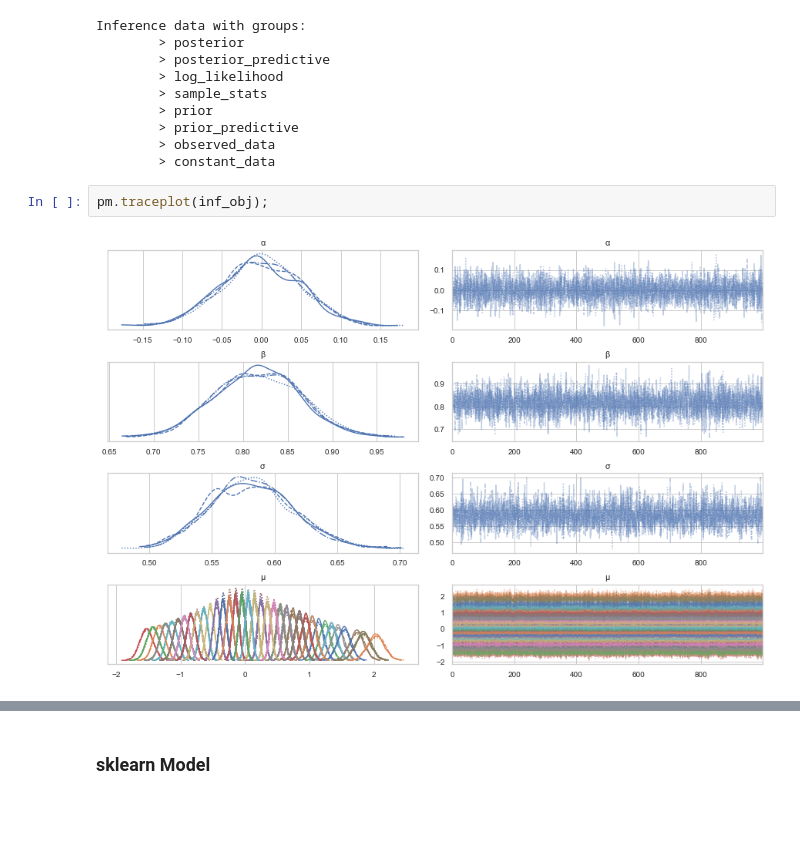
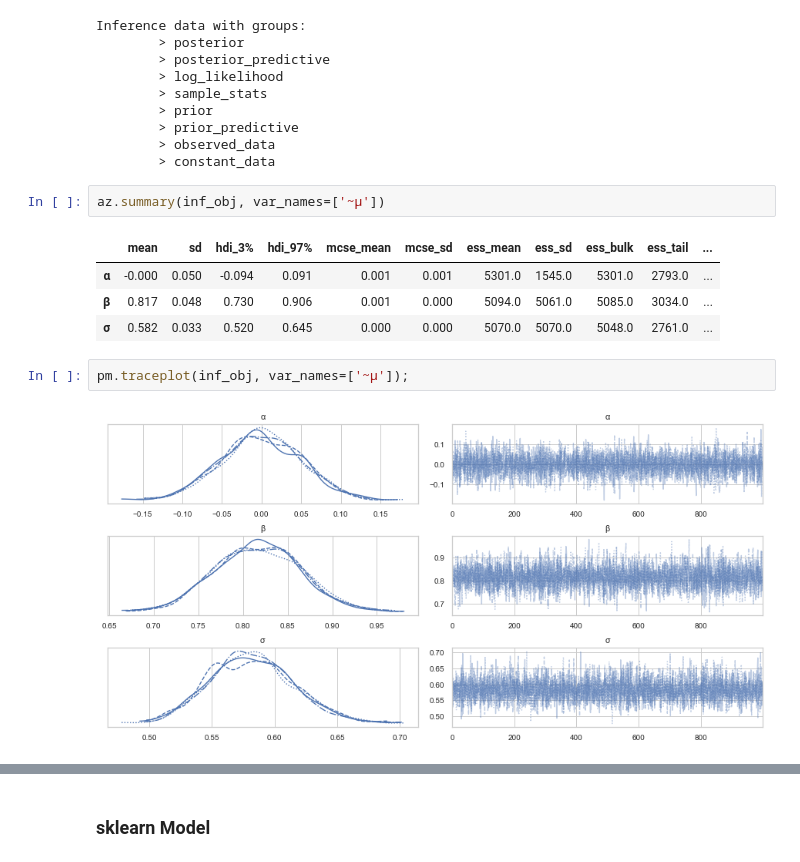
Before and after one commit to Rabeez/pymc3_user_guide, a Jupyter notebook: notebooks/1. Linear Regression/1.1 Simple Linear Regression.ipynb, the cells around one changed output, grey strips where cells are left out. Cells and saved outputs as stored; diff of their text form; blank space fills up the shorter version.

```diff
--- a/notebooks/1. Linear Regression/1.1 Simple Linear Regression.ipynb
+++ b/notebooks/1. Linear Regression/1.1 Simple Linear Regression.ipynb
@@ -131,10 +131,17 @@ Inference data with groups:
         > prior_predictive
         > observed_data
         > constant_data
+# %%
+az.summary(inf_obj, var_names=['~μ'])
+# %% [output]
+|  | mean | sd | hdi_3% | hdi_97% | mcse_mean | mcse_sd | ess_mean | ess_sd | ess_bulk | ess_tail | ... |
+| α | -0.000 | 0.050 | -0.094 | 0.091 | 0.001 | 0.001 | 5301.0 | 1545.0 | 5301.0 | 2793.0 | ... |
+| β | 0.817 | 0.048 | 0.730 | 0.906 | 0.001 | 0.000 | 5094.0 | 5061.0 | 5085.0 | 3034.0 | ... |
+| σ | 0.582 | 0.033 | 0.520 | 0.645 | 0.000 | 0.000 | 5070.0 | 5070.0 | 5048.0 | 2761.0 | ... |
 # %%
-pm.traceplot(inf_obj);
+pm.traceplot(inf_obj, var_names=['~μ']);
 # %% [output]
-[figure, old version]
+[figure, new version]
 # %%
 nshow = 50
 
```
Also changed, not shown: parts of 2 cells of this notebook.
